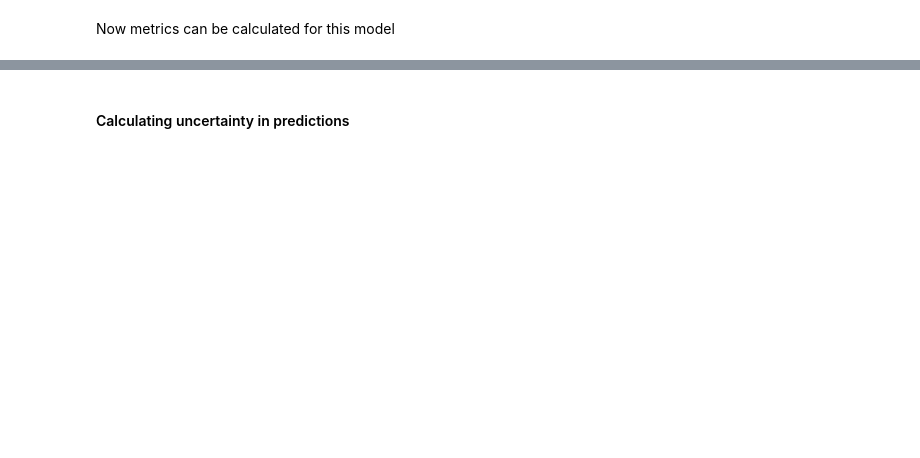
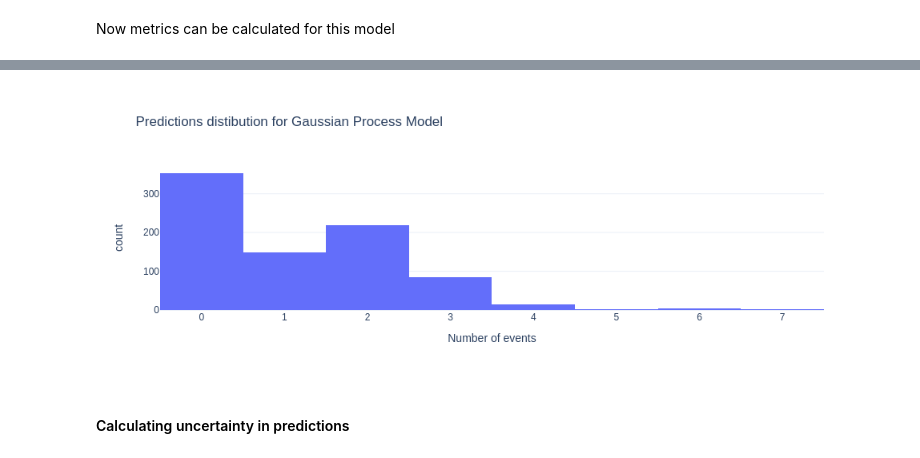
Before and after one commit to Alchemication/cvdl-for-home, a Jupyter notebook: Notebooks/Extra.04.Person-EDA-Forecast.ipynb, the cells around one changed output, grey strips where cells are left out. Cells and saved outputs as stored; diff of their text form; code cells hidden in the pictures; blank space fills up the shorter version.

```diff
--- a/Notebooks/Extra.04.Person-EDA-Forecast.ipynb
+++ b/Notebooks/Extra.04.Person-EDA-Forecast.ipynb
@@ -864,3 +867,8 @@ mean acc: 0.5060386473429952
+# %%
+px.histogram(x=y_pred_rounded, height=300, width=600, title='Predictions distibution for Gaussian Process Model',
+             labels={'x': 'Number of events'})
+# %% [output]
+[figure, added]
 # %% [markdown]
 #### Calculating uncertainty in predictions
 # %%
```
Also changed, not shown: parts of 42 cells of this notebook, 7 other files.
